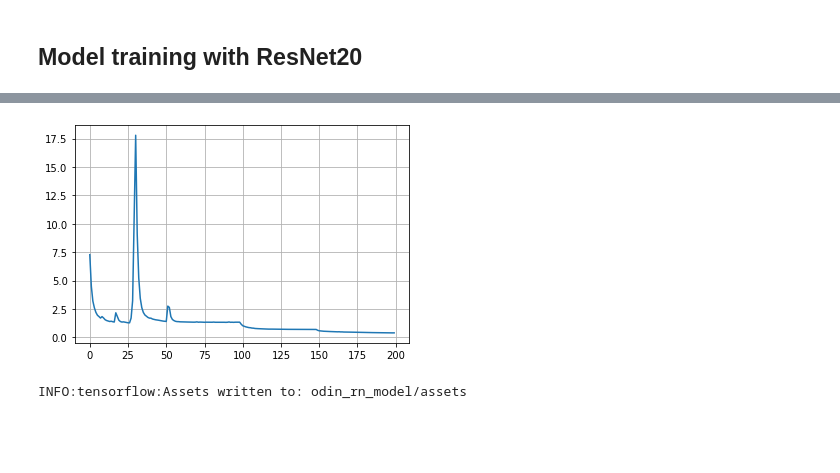
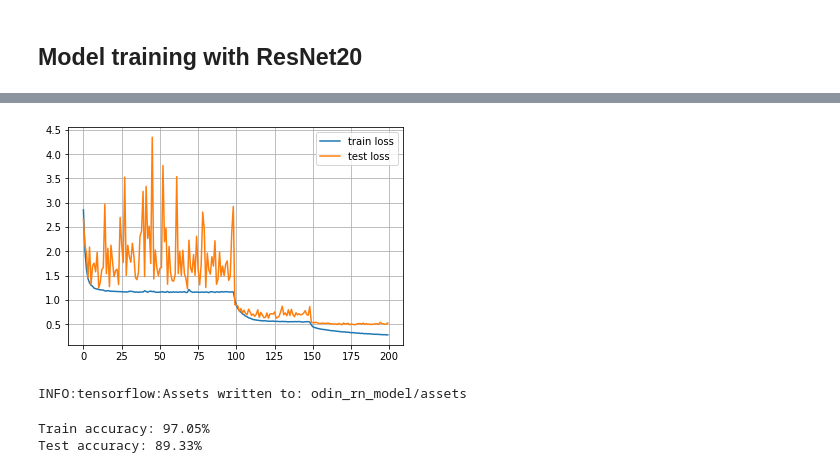
Before and after one commit to sayakpaul/Generalized-ODIN-TF, a Jupyter notebook: Generalized_ODIN.ipynb, the cells around one changed output, grey strips where cells are left out. Saved outputs shown, nothing was run; the diff lists cells and outputs as text; code cells hidden in the pictures; blank space fills up the shorter version.

```diff
--- a/Generalized_ODIN.ipynb
+++ b/Generalized_ODIN.ipynb
@@ -76,10 +76,17 @@ train_ds = (
     .map(lambda x, y: (simple_aug(x), y), num_parallel_calls=AUTO)
     .prefetch(AUTO)
 )
+
+# Test dataset
+test_ds = (
+    tf.data.Dataset.from_tensor_slices((x_test, y_test))
+    .batch(BATCH_SIZE)
+    .prefetch(AUTO)
+)
 # %% [markdown]
 ## Utility function for the model
 # %%
-def get_rn_model(num_classes=10):
+def get_rn_model(arch, num_classes=10):
     n = 2
     depth = n * 9 + 2
     n_blocks = ((depth - 2) // 9) - 1
@@ -91,13 +98,13 @@ def get_rn_model(num_classes=10):
     )
 
     # The Stem Convolution Group
-    x = resnet20_odin.stem(x)
+    x = arch.stem(x)
 
     # The learner
-    x = resnet20_odin.learner(x, n_blocks)
+    x = arch.learner(x, n_blocks)
 
     # The Classifier for 10 classes
-    outputs = resnet20_odin.classifier(x, num_classes)
+    outputs = arch.classifier(x, num_classes)
 
     # Instantiate the Model
     model = tf.keras.Model(inputs, outputs)
@@ -105,3 +118,10 @@ def get_rn_model(num_classes=10):
+# %%
+# Now set the initial model weights of our ODIN model
+odin_rn_model = get_rn_model(resnet20_odin)
+
+for rn20_layer, rn20_odin_layer in zip(initial_model.layers[:-2],
+                                       odin_rn_model.layers[:-7]):
+    rn20_odin_layer.set_weights(rn20_layer.get_weights())
 # %% [markdown]
 ## Define LR schedule, optimizer, and loss function
 # %%
@@ -121,11 +141,11 @@ loss_fn = tf.keras.losses.SparseCategoricalCrossentropy(from_logits=True)
 # %% [markdown]
 ## Model training with ResNet20
 # %%
-odin_rn_model = get_rn_model()
-odin_rn_model.compile(loss=loss_fn, optimizer=optimizer)
+odin_rn_model.compile(loss=loss_fn, optimizer=optimizer, metrics=["accuracy"])
 history = odin_rn_model.fit(train_ds,
-               epochs=EPOCHS,
-               callbacks=[lr_callback])
+    validation_data=test_ds,
+    epochs=EPOCHS,
+    callbacks=[lr_callback])
 # %% [output]
 Epoch 1/200
 
@@ -147,9 +167,19 @@ Epoch 00200: LearningRateScheduler reducing learning rate to 0.001.
 # %%
-plt.plot(history.history["loss"])
+plt.plot(history.history["loss"], label="train loss")
+plt.plot(history.history["val_loss"], label="test loss")
 plt.grid()
+plt.legend()
 plt.show()
 
 odin_rn_model.save("odin_rn_model")
 # %% [output]
-[figure, old version]
+[figure, new version]
 INFO:tensorflow:Assets written to: odin_rn_model/assets
+# %%
+_, train_acc = odin_rn_model.evaluate(train_ds, verbose=0)
+_, test_acc = odin_rn_model.evaluate(test_ds, verbose=0)
+print("Train accuracy: {:.2f}%".format(train_acc * 100))
+print("Test accuracy: {:.2f}%".format(test_acc * 100))
+# %% [output]
+Train accuracy: 97.05%
+Test accuracy: 89.33%
```
Also changed, not shown: parts of 3 cells of this notebook, 5 other files.
